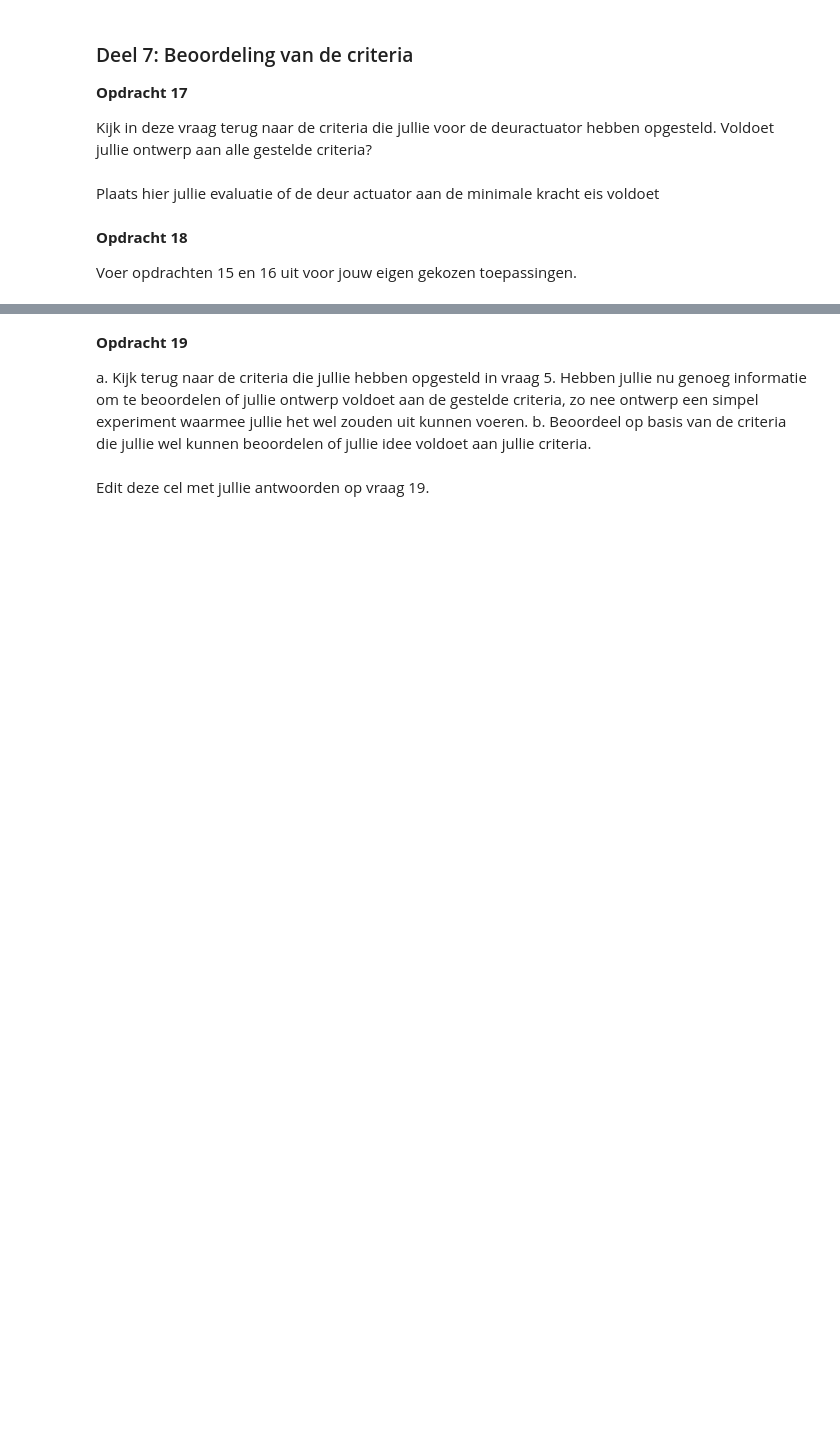
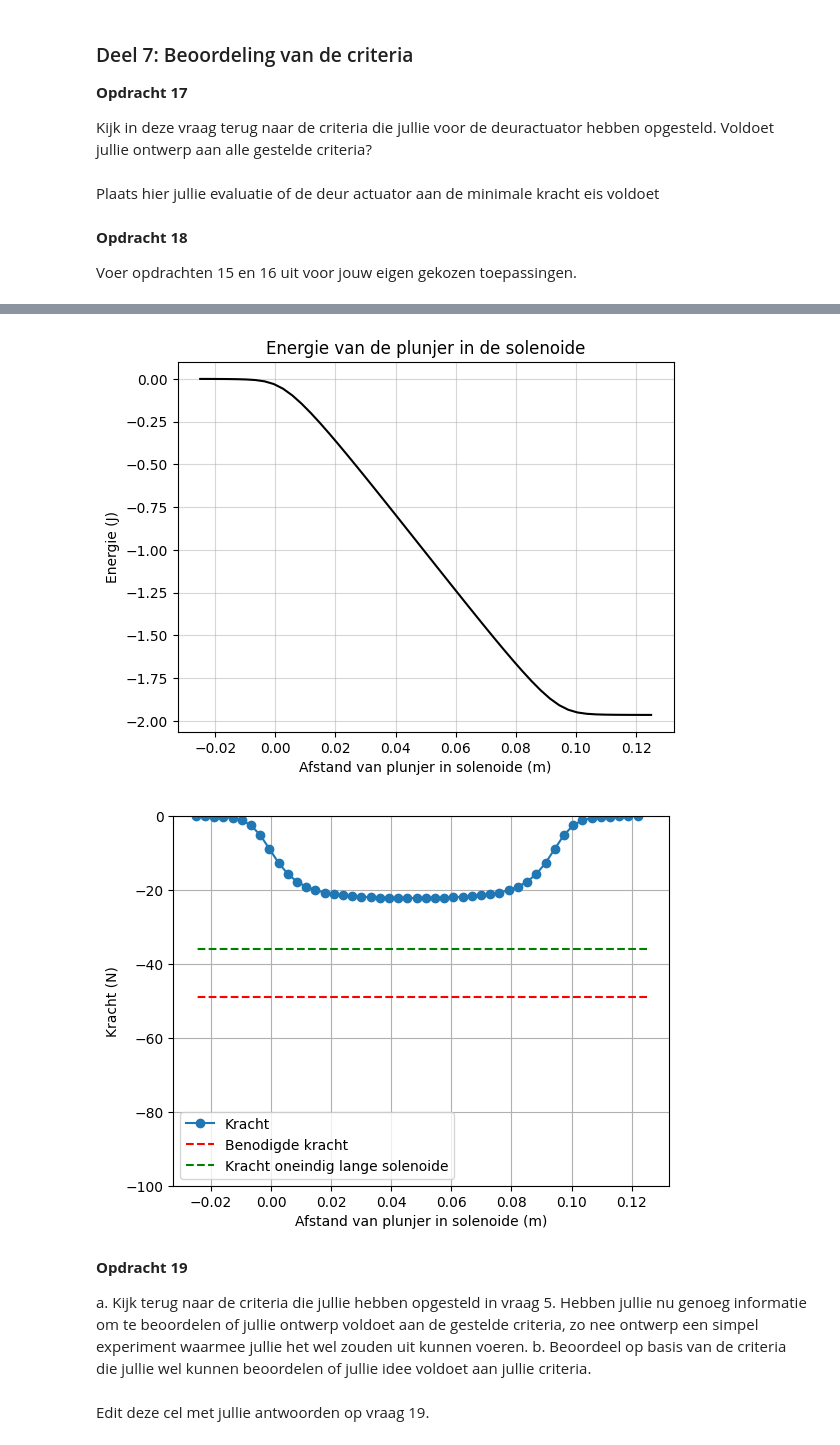
Before and after one commit to meesvanzeeland-ops/opdrachten-DEF-D, a Jupyter notebook: DigitaleOntwerpopdrachten/2KrachtactuatorOpdracht/Archive/KrachtactuatorOpdracht.ipynb, the cells around one changed output, grey strips where cells are left out. Cells and saved outputs as stored; diff of their text form; code cells hidden in the pictures; blank space fills up the shorter version.

```diff
--- a/DigitaleOntwerpopdrachten/2KrachtactuatorOpdracht/Archive/KrachtactuatorOpdracht.ipynb
+++ b/DigitaleOntwerpopdrachten/2KrachtactuatorOpdracht/Archive/KrachtactuatorOpdracht.ipynb
@@ -558,3 +647,32 @@ Voer opdrachten 15 en 16 uit voor jouw eigen gekozen toepassingen.
+# %%
+# code opdracht 16
+r_s = 0.008 # plunjerstraal van 0.8cm in een solenoide van 1cm
+L_s = L_sol # lengte van de solenoide, deze is gelijk aan de lengte van de plunjer
+
+Wz=-0.5*np.pi*r_s**2*np.cumsum(np.flipud(H_ax)*mu_r*mu_0*np.flipud(H_ax))*(z_ax[1] - z_ax[0])
+
+plt.plot(L_s/2 - z_ax, np.flipud(Wz), '-k')
+plt.title('Energie van de plunjer in de solenoide')
+plt.xlabel('Afstand van plunjer in solenoide (m)')
+plt.ylabel('Energie (J)')
+plt.grid(alpha=0.5)
+plt.show()
+
+force_analytical = -mu_0*mu_r*np.pi*r_s**2*aantal_omwent**2*I**2/2/L_s**2
+force_numerical = np.diff(Wz, n=1, append=[0])/(z_ax[1] - z_ax[0])
+
+plt.plot(L_s/2 - z_ax, np.flipud(force_numerical), '-o', label='Kracht')
+plt.plot(L_s/2 - z_ax, (-5*9.8)*np.ones(n_ax), '--r', label='Benodigde kracht')
+plt.plot(L_s/2 - z_ax, force_analytical*np.ones(n_ax), '--g', label='Kracht oneindig lange solenoide')
+plt.xlabel('Afstand van plunjer in solenoide (m)')
+plt.ylabel('Kracht (N)')
+plt.grid()
+plt.legend()
+plt.ylim([-100, 0])
+plt.show()
+# %% [output]
+[figure, added]
+[figure, added]
 # %% [markdown]
 **Opdracht 19**
 
```
Also changed, not shown: parts of 5 cells of this notebook.
